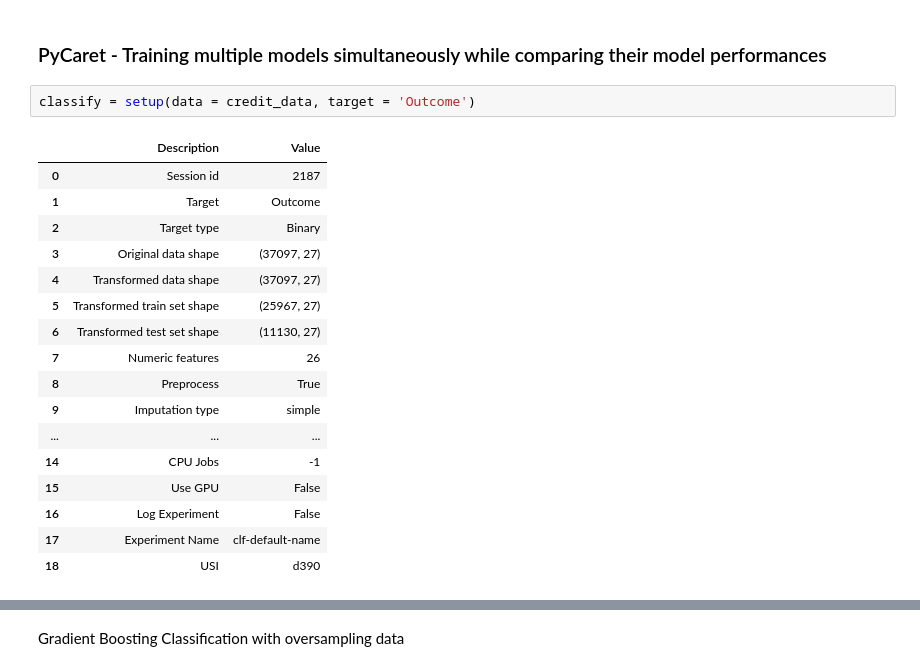
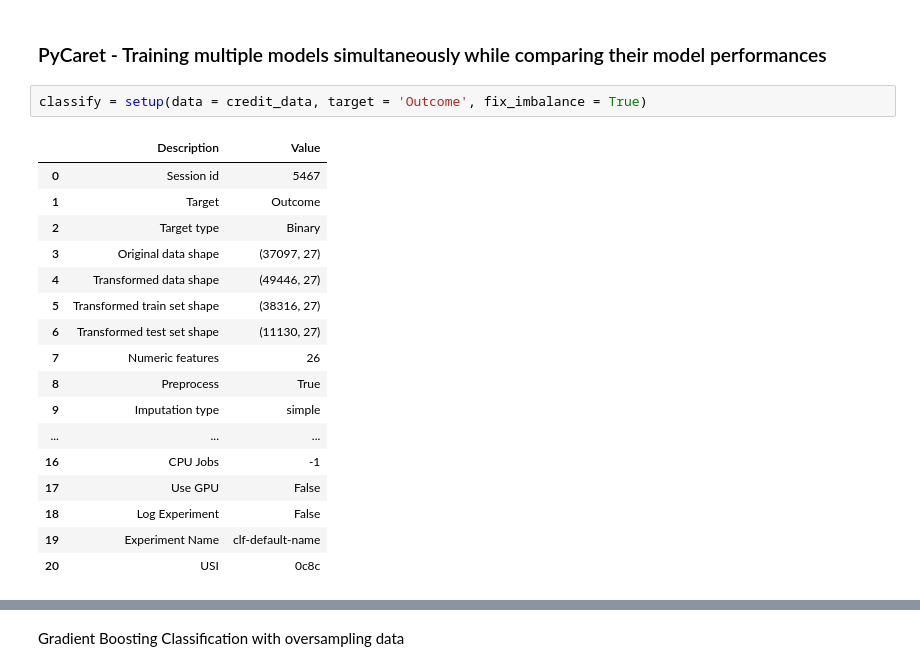
Before and after one commit to ktherron/DataScienceCapstone, a Jupyter notebook: credit_data_preprocessing.ipynb, the cells around one changed output, grey strips where cells are left out. Drawn from its saved outputs; the diff is of its cells as text.

```diff
--- a/credit_data_preprocessing.ipynb
+++ b/credit_data_preprocessing.ipynb
@@ -249,25 +249,25 @@ Accuarcy Score: 0.85
 # %% [markdown]
 ### PyCaret - Training multiple models simultaneously while comparing their model performances
 # %%
-classify = setup(data = credit_data, target = 'Outcome')
+classify = setup(data = credit_data, target = 'Outcome', fix_imbalance = True)
 # %% [output]
 |  | Description | Value |
-| 0 | Session id | 2187 |
+| 0 | Session id | 5467 |
 | 1 | Target | Outcome |
 | 2 | Target type | Binary |
 | 3 | Original data shape | (37097, 27) |
-| 4 | Transformed data shape | (37097, 27) |
-| 5 | Transformed train set shape | (25967, 27) |
+| 4 | Transformed data shape | (49446, 27) |
+| 5 | Transformed train set shape | (38316, 27) |
 | 6 | Transformed test set shape | (11130, 27) |
 | 7 | Numeric features | 26 |
 | 8 | Preprocess | True |
 | 9 | Imputation type | simple |
 | ... | ... | ... |
-| 14 | CPU Jobs | -1 |
-| 15 | Use GPU | False |
-| 16 | Log Experiment | False |
-| 17 | Experiment Name | clf-default-name |
-| 18 | USI | d390 |
+| 16 | CPU Jobs | -1 |
+| 17 | Use GPU | False |
+| 18 | Log Experiment | False |
+| 19 | Experiment Name | clf-default-name |
+| 20 | USI | 0c8c |
 # %%
 compare_models()
 # %% [output]
```
Also changed, not shown: parts of 5 cells of this notebook, 10 other files.
